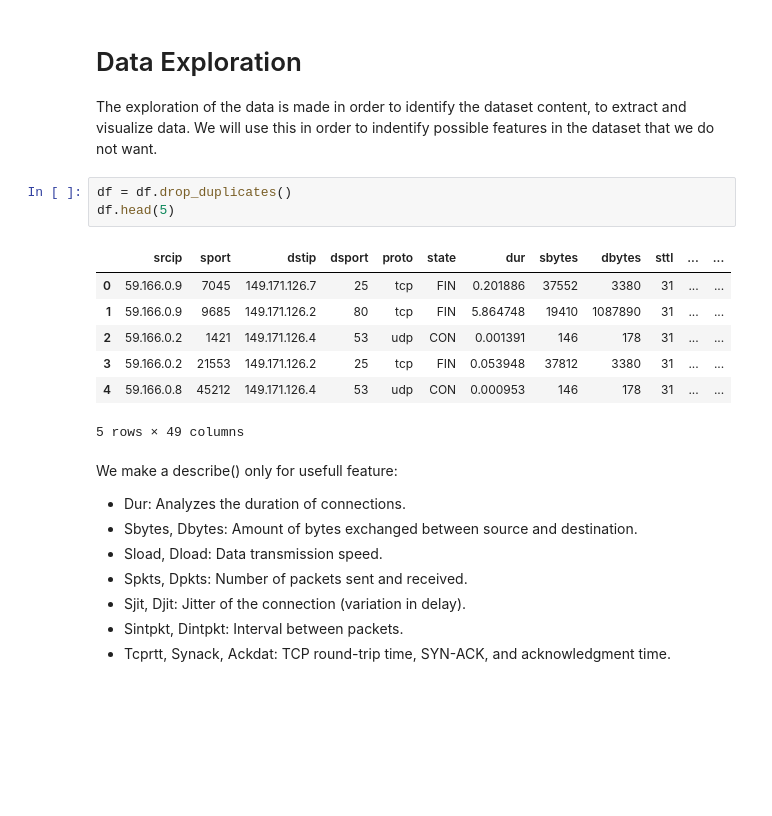
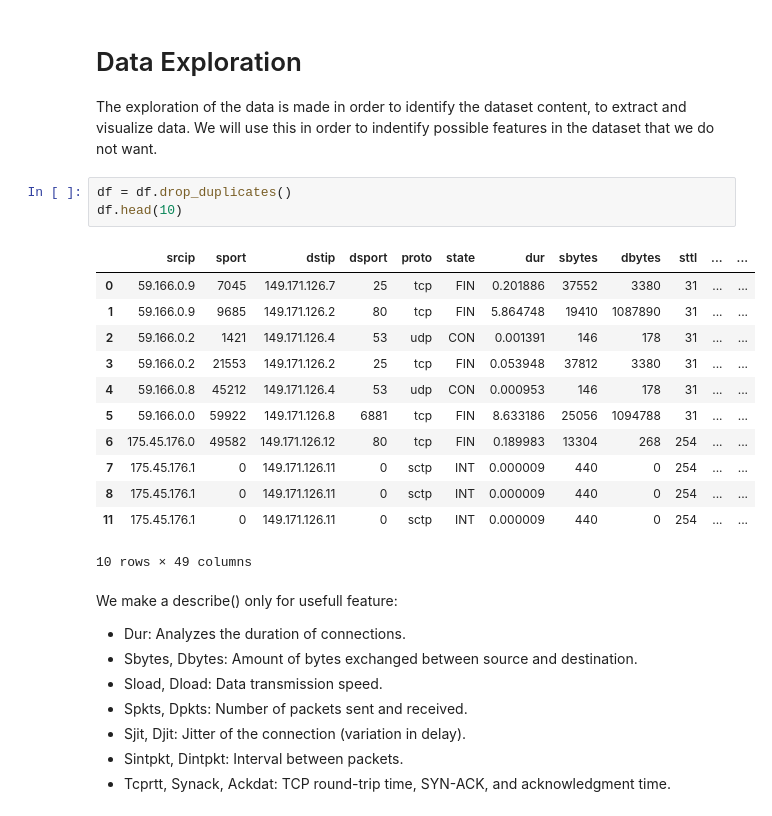
Before and after one commit to Mugna46/AI_project, a Jupyter notebook: AI.ipynb, the cells around one changed output. Saved outputs shown, nothing was run; the diff lists cells and outputs as text; blank space fills up the shorter version.

```diff
--- a/AI.ipynb
+++ b/AI.ipynb
@@ -40,15 +42,20 @@ df = pd.read_csv('UNSW-NB15_4.csv', header=None, names=column_name)
 The exploration of the data is made in order to identify the dataset content, to extract and visualize data. We will use this in order to indentify possible features in the dataset that we do not want.
 # %%
 df = df.drop_duplicates()
-df.head(5)
+df.head(10)
 # %% [output]
 |  | srcip | sport | dstip | dsport | proto | state | dur | sbytes | dbytes | sttl | ... | ... |
 | 0 | 59.166.0.9 | 7045 | 149.171.126.7 | 25 | tcp | FIN | 0.201886 | 37552 | 3380 | 31 | ... | ... |
 | 1 | 59.166.0.9 | 9685 | 149.171.126.2 | 80 | tcp | FIN | 5.864748 | 19410 | 1087890 | 31 | ... | ... |
 | 2 | 59.166.0.2 | 1421 | 149.171.126.4 | 53 | udp | CON | 0.001391 | 146 | 178 | 31 | ... | ... |
 | 3 | 59.166.0.2 | 21553 | 149.171.126.2 | 25 | tcp | FIN | 0.053948 | 37812 | 3380 | 31 | ... | ... |
 | 4 | 59.166.0.8 | 45212 | 149.171.126.4 | 53 | udp | CON | 0.000953 | 146 | 178 | 31 | ... | ... |
+| 5 | 59.166.0.0 | 59922 | 149.171.126.8 | 6881 | tcp | FIN | 8.633186 | 25056 | 1094788 | 31 | ... | ... |
+| 6 | 175.45.176.0 | 49582 | 149.171.126.12 | 80 | tcp | FIN | 0.189983 | 13304 | 268 | 254 | ... | ... |
+| 7 | 175.45.176.1 | 0 | 149.171.126.11 | 0 | sctp | INT | 0.000009 | 440 | 0 | 254 | ... | ... |
+| 8 | 175.45.176.1 | 0 | 149.171.126.11 | 0 | sctp | INT | 0.000009 | 440 | 0 | 254 | ... | ... |
+| 11 | 175.45.176.1 | 0 | 149.171.126.11 | 0 | sctp | INT | 0.000009 | 440 | 0 | 254 | ... | ... |
-5 rows × 49 columns
+10 rows × 49 columns
 # %% [markdown]
 We make a describe() only for usefull feature:
 - Dur: Analyzes the duration of connections.
```
Also changed, not shown: parts of 19 cells of this notebook, 1 other file.
